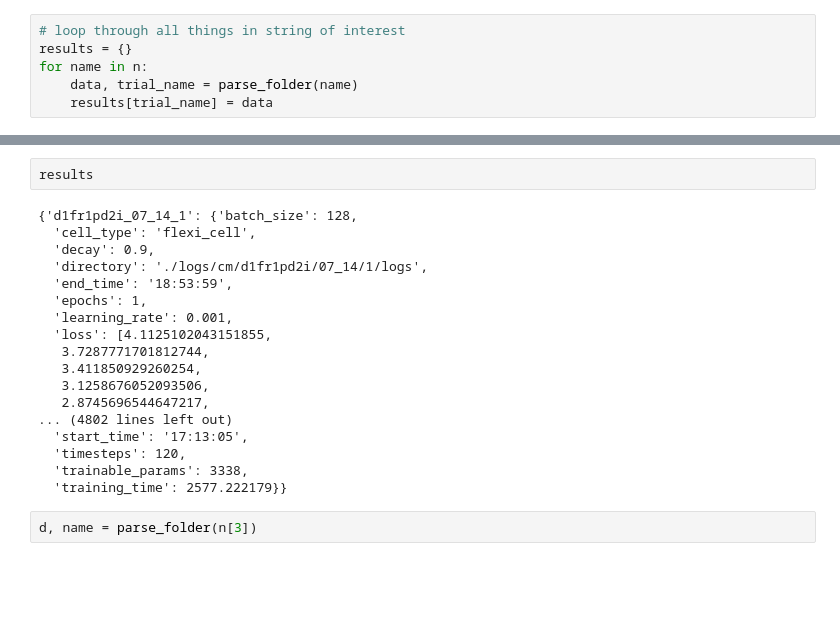
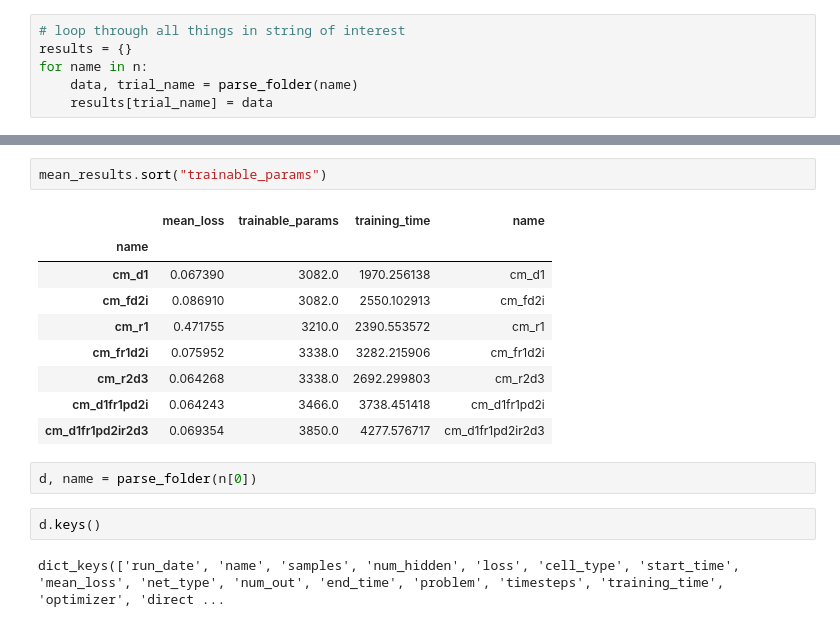
Before and after one commit to heidimhurst/oxdiss, a Jupyter notebook: processing/Processing (plots).ipynb, the cells around one changed output, grey strips where cells are left out. Drawn from its saved outputs; the diff is of its cells as text; blank space fills up the shorter version.

```diff
--- a/processing/Processing (plots).ipynb
+++ b/processing/Processing (plots).ipynb
@@ -90,22 +119,18 @@ plt.show()
-# %%
-results
-# %% [output]
-{'d1fr1pd2i_07_14_1': {'batch_size': 128,
-  'cell_type': 'flexi_cell',
-  'decay': 0.9,
-  'directory': './logs/cm/d1fr1pd2i/07_14/1/logs',
-  'end_time': '18:53:59',
-  'epochs': 1,
-  'learning_rate': 0.001,
-  'loss': [4.1125102043151855,
-   3.7287771701812744,
-   3.411850929260254,
-   3.1258676052093506,
-   2.8745696544647217,
-... (4802 lines left out)
-  'start_time': '17:13:05',
-  'timesteps': 120,
-  'trainable_params': 3338,
-  'training_time': 2577.222179}}
+# %%
+mean_results.sort("trainable_params")
+# %% [output]
+|  | mean_loss | trainable_params | training_time | name |
+| name |  |  |  |  |
+| cm_d1 | 0.067390 | 3082.0 | 1970.256138 | cm_d1 |
+| cm_fd2i | 0.086910 | 3082.0 | 2550.102913 | cm_fd2i |
+| cm_r1 | 0.471755 | 3210.0 | 2390.553572 | cm_r1 |
+| cm_fr1d2i | 0.075952 | 3338.0 | 3282.215906 | cm_fr1d2i |
+| cm_r2d3 | 0.064268 | 3338.0 | 2692.299803 | cm_r2d3 |
+| cm_d1fr1pd2i | 0.064243 | 3466.0 | 3738.451418 | cm_d1fr1pd2i |
+| cm_d1fr1pd2ir2d3 | 0.069354 | 3850.0 | 4277.576717 | cm_d1fr1pd2ir2d3 |
 # %%
-d, name = parse_folder(n[3])
+d, name = parse_folder(n[0])
+# %%
+d.keys()
+# %% [output]
+dict_keys(['run_date', 'name', 'samples', 'num_hidden', 'loss', 'cell_type', 'start_time', 'mean_loss', 'net_type', 'num_out', 'end_time', 'problem', 'timesteps', 'training_time', 'optimizer', 'direct ...
```
Also changed, not shown: parts of 7 cells of this notebook.
